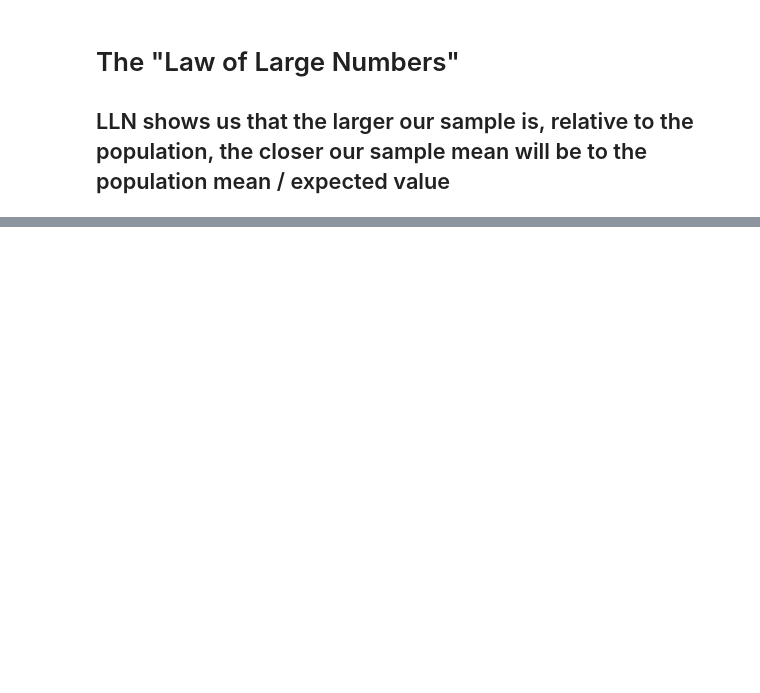
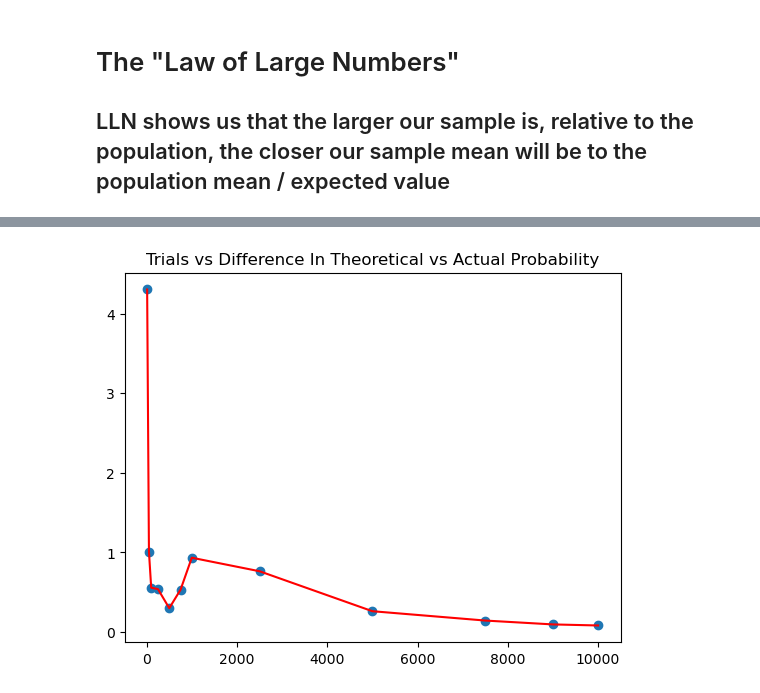
Before and after one commit to rjwrobel86/Python4Statistics, a Jupyter notebook: Notebooks/LawOfLargeNumbers.ipynb, the cells around one changed output, grey strips where cells are left out. Saved outputs shown, nothing was run; the diff lists cells and outputs as text; code cells hidden in the pictures; blank space fills up the shorter version.

```diff
--- a/Notebooks/LawOfLargeNumbers.ipynb
+++ b/Notebooks/LawOfLargeNumbers.ipynb
@@ -68,0 +69,8 @@ plt.show()
+# %%
+#Plot the sample size vs the error (estimated mean vs actual)
+plt.scatter(sample_sizes, differences)
+plt.plot(sample_sizes, differences, '-', color='red', label='Line')
+plt.title('Trials vs Difference In Theoretical vs Actual Probability')
+plt.show()
+# %% [output]
+[figure, added]
```
Also changed, not shown: parts of 4 cells of this notebook, 13 other files.
